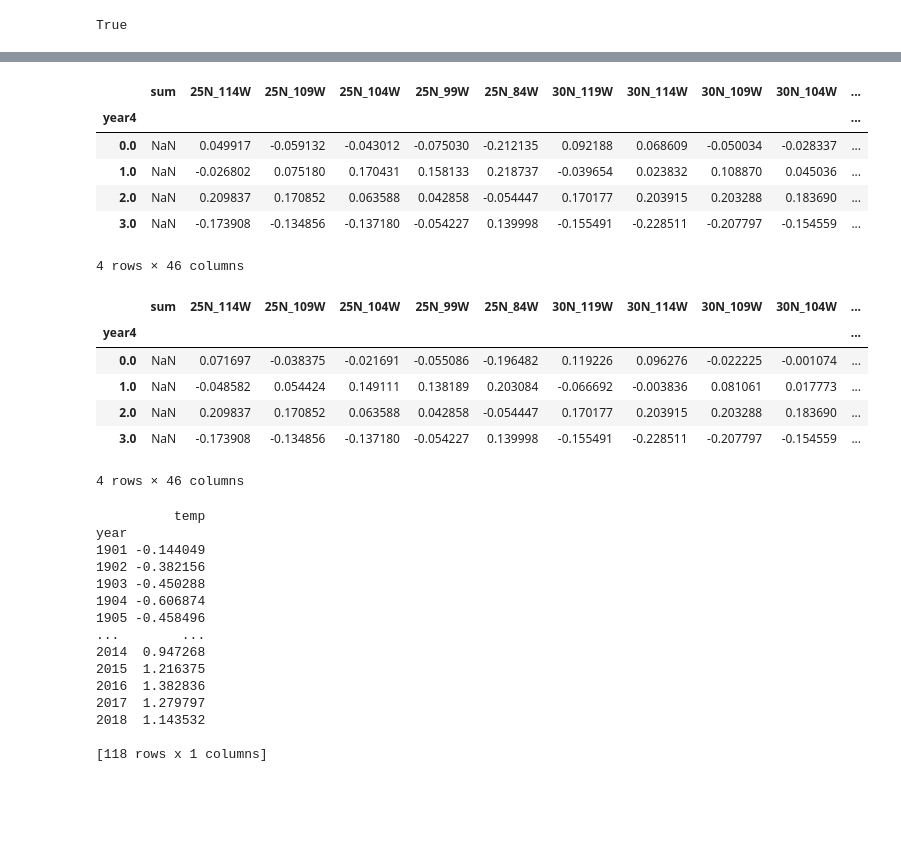
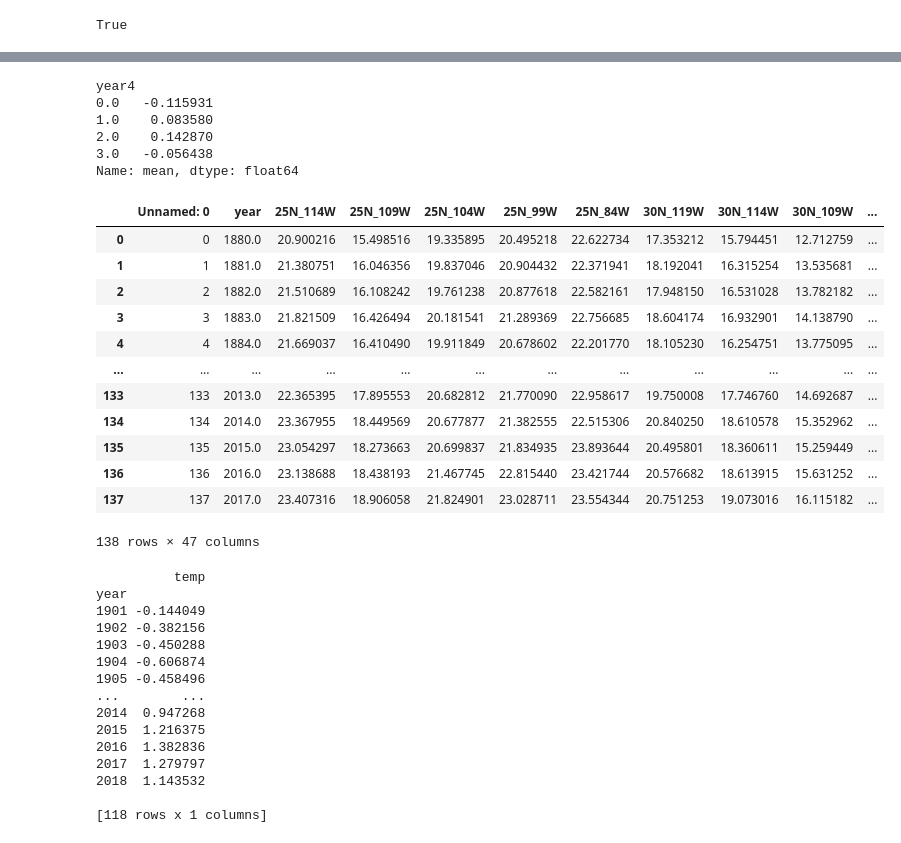
Before and after one commit to nearwalden/wxcal, a Jupyter notebook: Untitled.ipynb, the cells around one changed output, grey strips where cells are left out. Saved outputs shown, nothing was run; the diff lists cells and outputs as text; code cells hidden in the pictures; blank space fills up the shorter version.

```diff
--- a/Untitled.ipynb
+++ b/Untitled.ipynb
@@ -53,23 +62,28 @@ normd = new_leap.four_year_stats(norm)
-# %%
-normd
-# %% [output]
-|  | sum | 25N_114W | 25N_109W | 25N_104W | 25N_99W | 25N_84W | 30N_119W | 30N_114W | 30N_109W | 30N_104W | ... |
-| year4 |  |  |  |  |  |  |  |  |  |  | ... |
-| 0.0 | NaN | 0.049917 | -0.059132 | -0.043012 | -0.075030 | -0.212135 | 0.092188 | 0.068609 | -0.050034 | -0.028337 | ... |
-| 1.0 | NaN | -0.026802 | 0.075180 | 0.170431 | 0.158133 | 0.218737 | -0.039654 | 0.023832 | 0.108870 | 0.045036 | ... |
-| 2.0 | NaN | 0.209837 | 0.170852 | 0.063588 | 0.042858 | -0.054447 | 0.170177 | 0.203915 | 0.203288 | 0.183690 | ... |
-| 3.0 | NaN | -0.173908 | -0.134856 | -0.137180 | -0.054227 | 0.139998 | -0.155491 | -0.228511 | -0.207797 | -0.154559 | ... |
-4 rows × 46 columns
 # %%
-newd
+newd['mean']
 # %% [output]
-|  | sum | 25N_114W | 25N_109W | 25N_104W | 25N_99W | 25N_84W | 30N_119W | 30N_114W | 30N_109W | 30N_104W | ... |
-| year4 |  |  |  |  |  |  |  |  |  |  | ... |
-| 0.0 | NaN | 0.071697 | -0.038375 | -0.021691 | -0.055086 | -0.196482 | 0.119226 | 0.096276 | -0.022225 | -0.001074 | ... |
-| 1.0 | NaN | -0.048582 | 0.054424 | 0.149111 | 0.138189 | 0.203084 | -0.066692 | -0.003836 | 0.081061 | 0.017773 | ... |
-| 2.0 | NaN | 0.209837 | 0.170852 | 0.063588 | 0.042858 | -0.054447 | 0.170177 | 0.203915 | 0.203288 | 0.183690 | ... |
-| 3.0 | NaN | -0.173908 | -0.134856 | -0.137180 | -0.054227 | 0.139998 | -0.155491 | -0.228511 | -0.207797 | -0.154559 | ... |
-4 rows × 46 columns
+year4
+0.0   -0.115931
+1.0    0.083580
+2.0    0.142870
+3.0   -0.056438
+Name: mean, dtype: float64
+# %%
+new
+# %% [output]
+|  | Unnamed: 0 | year | 25N_114W | 25N_109W | 25N_104W | 25N_99W | 25N_84W | 30N_119W | 30N_114W | 30N_109W | ... |
+| 0 | 0 | 1880.0 | 20.900216 | 15.498516 | 19.335895 | 20.495218 | 22.622734 | 17.353212 | 15.794451 | 12.712759 | ... |
+| 1 | 1 | 1881.0 | 21.380751 | 16.046356 | 19.837046 | 20.904432 | 22.371941 | 18.192041 | 16.315254 | 13.535681 | ... |
+| 2 | 2 | 1882.0 | 21.510689 | 16.108242 | 19.761238 | 20.877618 | 22.582161 | 17.948150 | 16.531028 | 13.782182 | ... |
+| 3 | 3 | 1883.0 | 21.821509 | 16.426494 | 20.181541 | 21.289369 | 22.756685 | 18.604174 | 16.932901 | 14.138790 | ... |
+| 4 | 4 | 1884.0 | 21.669037 | 16.410490 | 19.911849 | 20.678602 | 22.201770 | 18.105230 | 16.254751 | 13.775095 | ... |
+| ... | ... | ... | ... | ... | ... | ... | ... | ... | ... | ... | ... |
+| 133 | 133 | 2013.0 | 22.365395 | 17.895553 | 20.682812 | 21.770090 | 22.958617 | 19.750008 | 17.746760 | 14.692687 | ... |
+| 134 | 134 | 2014.0 | 23.367955 | 18.449569 | 20.677877 | 21.382555 | 22.515306 | 20.840250 | 18.610578 | 15.352962 | ... |
+| 135 | 135 | 2015.0 | 23.054297 | 18.273663 | 20.699837 | 21.834935 | 23.893644 | 20.495801 | 18.360611 | 15.259449 | ... |
+| 136 | 136 | 2016.0 | 23.138688 | 18.438193 | 21.467745 | 22.815440 | 23.421744 | 20.576682 | 18.613915 | 15.631252 | ... |
+| 137 | 137 | 2017.0 | 23.407316 | 18.906058 | 21.824901 | 23.028711 | 23.554344 | 20.751253 | 19.073016 | 16.115182 | ... |
+138 rows × 47 columns
 # %%
 daily.four_year_stats_day()
 # %% [output]
```
Also changed, not shown: parts of 5 cells of this notebook, 1 other file.
